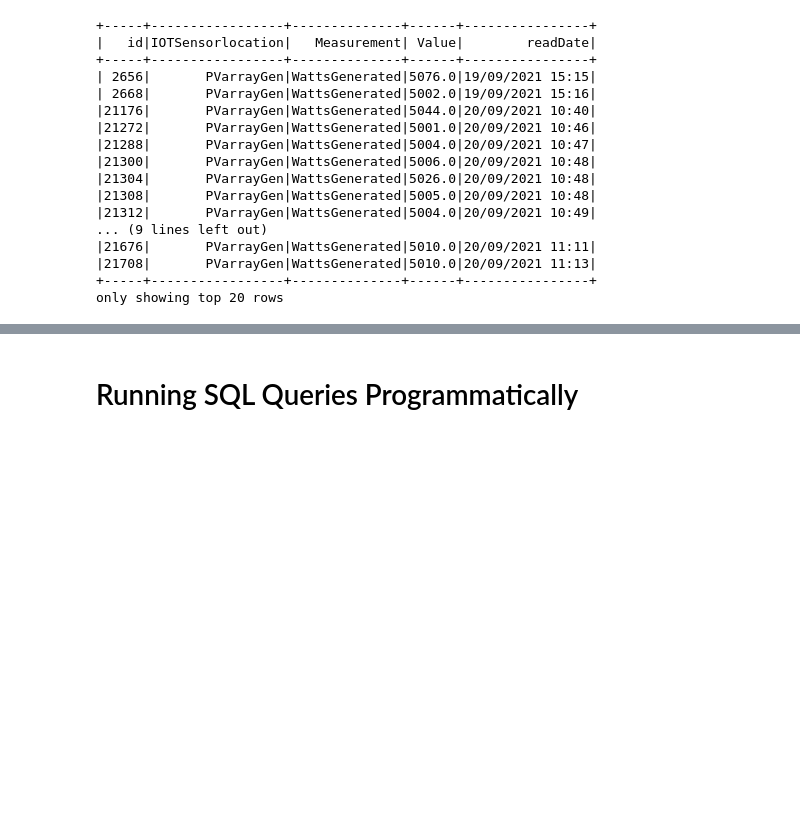
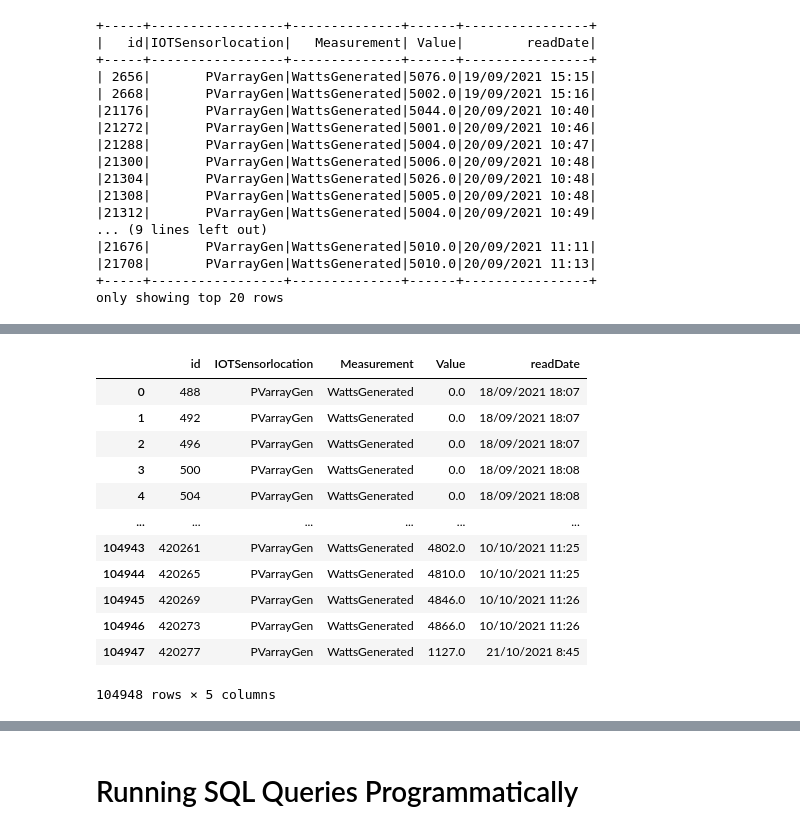
Before and after one commit to SteveGaleComputingStudies/2021Spark, a Jupyter notebook: spark/notebooks/sparkDF-SGhomeSolar-211021.ipynb, the cells around one changed output, grey strips where cells are left out. Saved outputs shown, nothing was run; the diff lists cells and outputs as text; code cells hidden in the pictures; blank space fills up the shorter version.

```diff
--- a/spark/notebooks/sparkDF-SGhomeSolar-211021.ipynb
+++ b/spark/notebooks/sparkDF-SGhomeSolar-211021.ipynb
@@ -209,0 +220,16 @@ only showing top 20 rows
+# %%
+pdfGen
+# %% [output]
+|  | id | IOTSensorlocation | Measurement | Value | readDate |
+| 0 | 488 | PVarrayGen | WattsGenerated | 0.0 | 18/09/2021 18:07 |
+| 1 | 492 | PVarrayGen | WattsGenerated | 0.0 | 18/09/2021 18:07 |
+| 2 | 496 | PVarrayGen | WattsGenerated | 0.0 | 18/09/2021 18:07 |
+| 3 | 500 | PVarrayGen | WattsGenerated | 0.0 | 18/09/2021 18:08 |
+| 4 | 504 | PVarrayGen | WattsGenerated | 0.0 | 18/09/2021 18:08 |
+| ... | ... | ... | ... | ... | ... |
+| 104943 | 420261 | PVarrayGen | WattsGenerated | 4802.0 | 10/10/2021 11:25 |
+| 104944 | 420265 | PVarrayGen | WattsGenerated | 4810.0 | 10/10/2021 11:25 |
+| 104945 | 420269 | PVarrayGen | WattsGenerated | 4846.0 | 10/10/2021 11:26 |
+| 104946 | 420273 | PVarrayGen | WattsGenerated | 4866.0 | 10/10/2021 11:26 |
+| 104947 | 420277 | PVarrayGen | WattsGenerated | 1127.0 | 21/10/2021 8:45 |
+104948 rows × 5 columns
```
Also changed, not shown: parts of 11 cells of this notebook, 2 other files.
